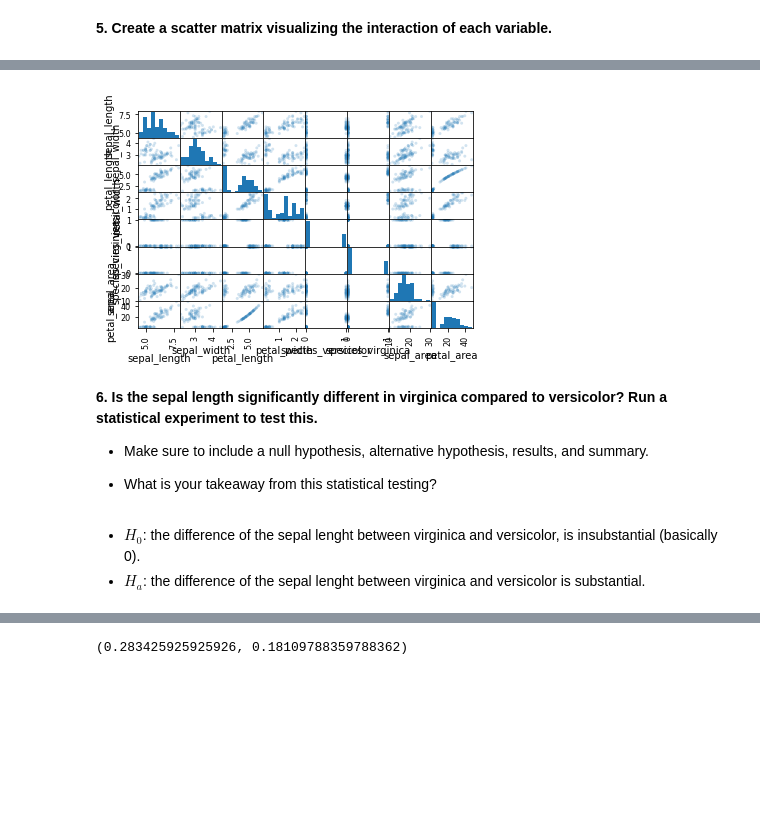
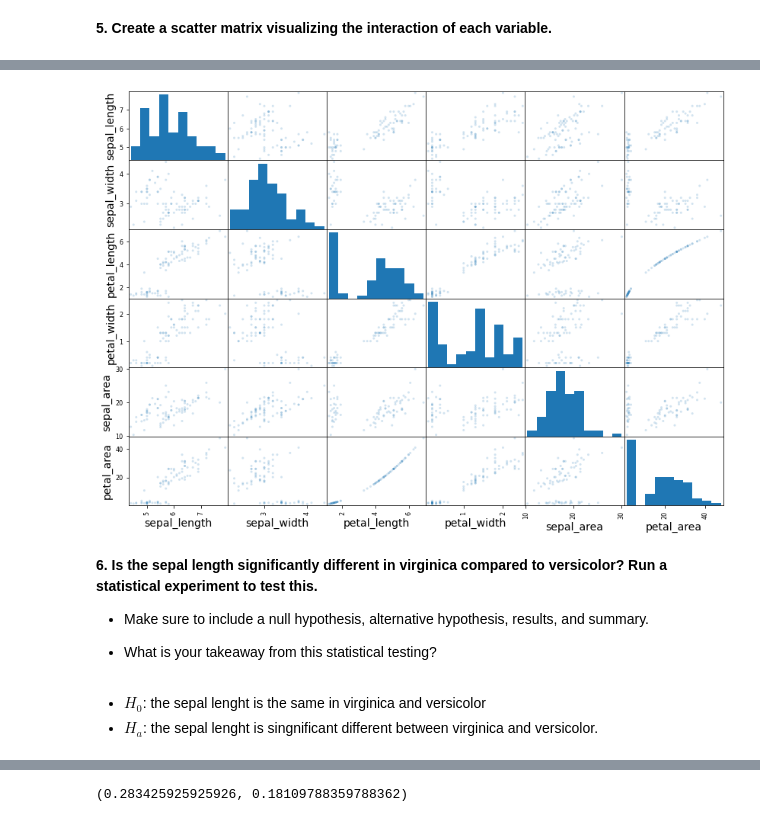
Before and after one commit to cindyvillanuevads/classification-exercises, a Jupyter notebook: classification_exercises.ipynb, the cells around one changed output, grey strips where cells are left out. Drawn from its saved outputs; the diff is of its cells as text; code cells hidden in the pictures; blank space fills up the shorter version.

```diff
--- a/classification_exercises.ipynb
+++ b/classification_exercises.ipynb
@@ -905,0 +912,2 @@ iris_p.head()
+# %%
+iris_p.drop(columns = ['species_versicolor', 'species_virginica'], inplace = True)
@@ -936,3 +967,6 @@ itrain_melt.head()
+# %%
+plt.rc('font', size = 14)
+plt.rc('figure', figsize =(14,10))
 # %%
 sns.swarmplot(x='measurement', y = 'value', data = itrain_melt, hue = 'species', palette = 'Set2')
 plt.legend()
@@ -1061,16 +1206,17 @@ sns.pairplot(i_train, hue="species")
 # %%
-df_scattermatrix= pd.plotting.scatter_matrix(i_train, alpha=0.2)
+pd.plotting.scatter_matrix(i_train, alpha=0.2)
+plt.show()
 # %% [output]
-[figure, old version]
+[figure, new version]
 # %% [markdown]
 **6. Is the sepal length significantly different in virginica compared to versicolor? Run a statistical experiment to test this.**
 
 - Make sure to include a null hypothesis, alternative hypothesis, results, and summary.
 
 - What is your takeaway from this statistical testing?
-# %% [markdown]
-- $H_{0}$: the difference of  the sepal lenght   between  virginica and versicolor,  is insubstantial (basically 0).
-- $H_{a}$: the difference  of  the sepal lenght between  virginica and versicolor is substantial.
+# %% [markdown]
+- $H_{0}$: the sepal lenght  is the same  in   virginica and versicolor
+- $H_{a}$:  the sepal lenght  is singnificant different between  virginica and versicolor.
 # %%
 i_train.head(1)
 # %% [output]
```
Also changed, not shown: parts of 50 cells of this notebook.
